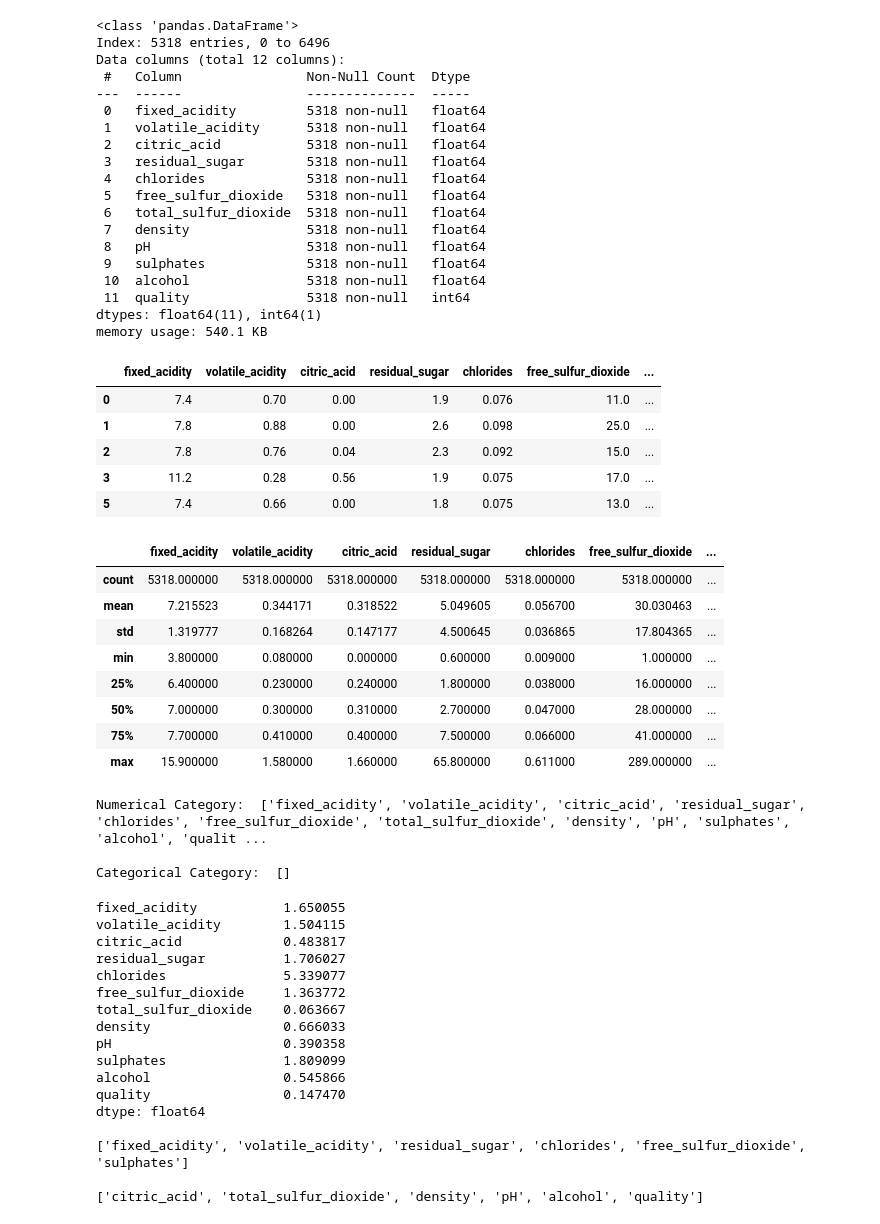
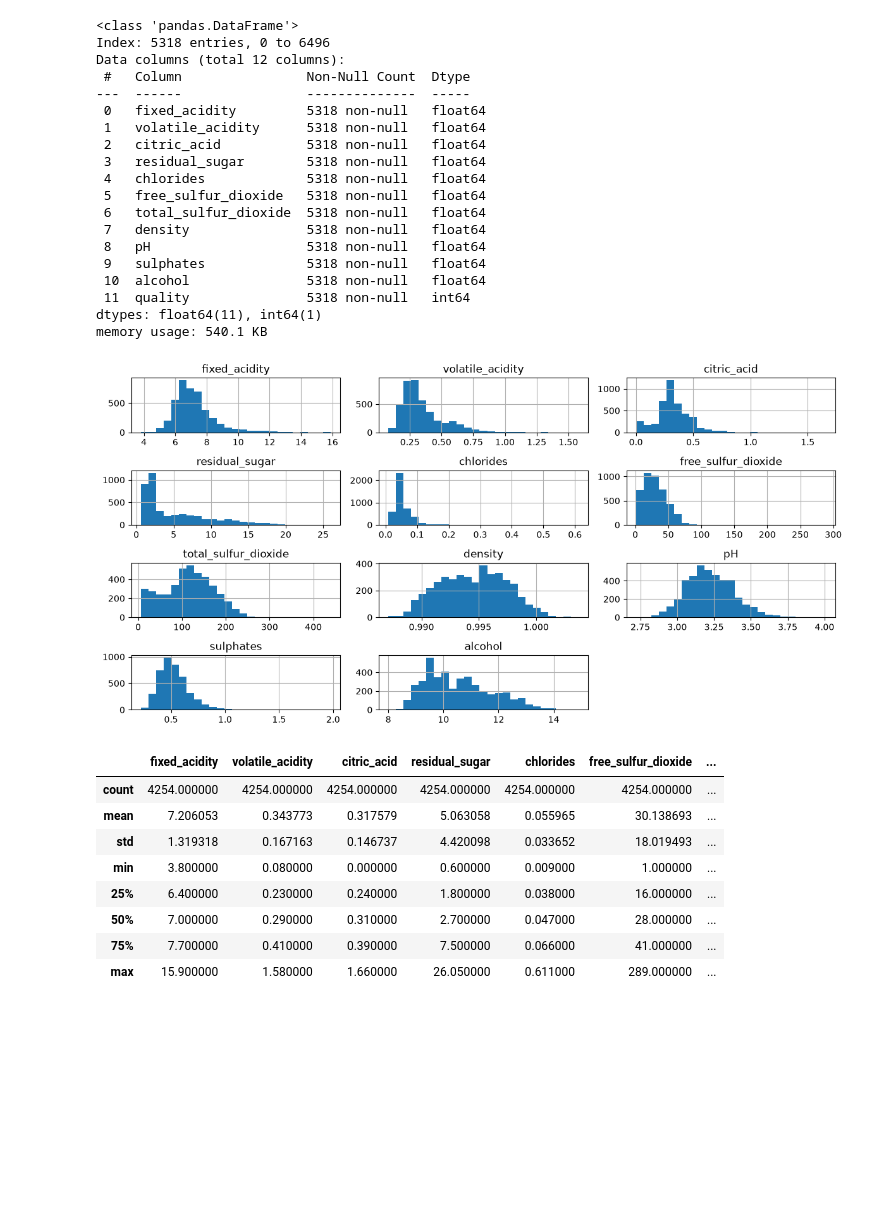
Before and after one commit to Dev-Flurssy/ml-projects, a Jupyter notebook: Notebooks/Practice.ipynb, the cells around one changed output. Drawn from its saved outputs; the diff is of its cells as text; code cells hidden in the pictures; blank space fills up the shorter version.

```diff
--- a/Notebooks/Practice.ipynb
+++ b/Notebooks/Practice.ipynb
@@ -136,61 +152,32 @@ Data columns (total 12 columns):
 dtypes: float64(11), int64(1)
 memory usage: 540.1 KB
 # %%
-display(df.head(5))
-print()
-df.describe()
+# Splitting Data
+
+from sklearn.model_selection import train_test_split
+
+X = df.drop(columns='quality')
+y = df['quality']
+
+X_train, X_test, y_train, y_test = train_test_split(X, y, test_size=0.2, shuffle=True, random_state=42)
-# %% [output]
-|  | fixed_acidity | volatile_acidity | citric_acid | residual_sugar | chlorides | free_sulfur_dioxide | ... |
-| 0 | 7.4 | 0.70 | 0.00 | 1.9 | 0.076 | 11.0 | ... |
-| 1 | 7.8 | 0.88 | 0.00 | 2.6 | 0.098 | 25.0 | ... |
-| 2 | 7.8 | 0.76 | 0.04 | 2.3 | 0.092 | 15.0 | ... |
-| 3 | 11.2 | 0.28 | 0.56 | 1.9 | 0.075 | 17.0 | ... |
-| 5 | 7.4 | 0.66 | 0.00 | 1.8 | 0.075 | 13.0 | ... |
-|  | fixed_acidity | volatile_acidity | citric_acid | residual_sugar | chlorides | free_sulfur_dioxide | ... |
-| count | 5318.000000 | 5318.000000 | 5318.000000 | 5318.000000 | 5318.000000 | 5318.000000 | ... |
-| mean | 7.215523 | 0.344171 | 0.318522 | 5.049605 | 0.056700 | 30.030463 | ... |
-| std | 1.319777 | 0.168264 | 0.147177 | 4.500645 | 0.036865 | 17.804365 | ... |
-| min | 3.800000 | 0.080000 | 0.000000 | 0.600000 | 0.009000 | 1.000000 | ... |
-| 25% | 6.400000 | 0.230000 | 0.240000 | 1.800000 | 0.038000 | 16.000000 | ... |
-| 50% | 7.000000 | 0.300000 | 0.310000 | 2.700000 | 0.047000 | 28.000000 | ... |
-| 75% | 7.700000 | 0.410000 | 0.400000 | 7.500000 | 0.066000 | 41.000000 | ... |
-| max | 15.900000 | 1.580000 | 1.660000 | 65.800000 | 0.611000 | 289.000000 | ... |
 # %%
-num_cols = df.select_dtypes(include=[np.number]).columns.to_list()
-cat_cols = df.select_dtypes(include=['object', 'str']).columns.to_list()
+# EDA on TRAINING data with Histogram
 
-print('Numerical Category: ', num_cols)
-print()
-print('Categorical Category: ', cat_cols)
+X_train.hist(bins=25, figsize=(12,6))
+plt.tight_layout()
+plt.show()
 # %% [output]
-Numerical Category:  ['fixed_acidity', 'volatile_acidity', 'citric_acid', 'residual_sugar', 'chlorides', 'free_sulfur_dioxide', 'total_sulfur_dioxide', 'density', 'pH', 'sulphates', 'alcohol', 'qualit ...
-
-Categorical Category:  []
+[figure, added]
 # %%
-skewed = df[num_cols].skew()
-skewed_cols = skewed[skewed > 1].index.to_list()
-normal_cols = skewed[skewed < 1].index.to_list()
-print(skewed)
-print()
-print(skewed_cols)
-print()
-print(normal_cols)
+X_train.describe()
 # %% [output]
-fixed_acidity           1.650055
-volatile_acidity        1.504115
-citric_acid             0.483817
-residual_sugar          1.706027
-chlorides               5.339077
-free_sulfur_dioxide     1.363772
-total_sulfur_dioxide    0.063667
-density                 0.666033
-pH                      0.390358
-sulphates               1.809099
-alcohol                 0.545866
-quality                 0.147470
-dtype: float64
-
-['fixed_acidity', 'volatile_acidity', 'residual_sugar', 'chlorides', 'free_sulfur_dioxide', 'sulphates']
-
-['citric_acid', 'total_sulfur_dioxide', 'density', 'pH', 'alcohol', 'quality']
+|  | fixed_acidity | volatile_acidity | citric_acid | residual_sugar | chlorides | free_sulfur_dioxide | ... |
+| count | 4254.000000 | 4254.000000 | 4254.000000 | 4254.000000 | 4254.000000 | 4254.000000 | ... |
+| mean | 7.206053 | 0.343773 | 0.317579 | 5.063058 | 0.055965 | 30.138693 | ... |
+| std | 1.319318 | 0.167163 | 0.146737 | 4.420098 | 0.033652 | 18.019493 | ... |
+| min | 3.800000 | 0.080000 | 0.000000 | 0.600000 | 0.009000 | 1.000000 | ... |
+| 25% | 6.400000 | 0.230000 | 0.240000 | 1.800000 | 0.038000 | 16.000000 | ... |
+| 50% | 7.000000 | 0.290000 | 0.310000 | 2.700000 | 0.047000 | 28.000000 | ... |
+| 75% | 7.700000 | 0.410000 | 0.390000 | 7.500000 | 0.066000 | 41.000000 | ... |
+| max | 15.900000 | 1.580000 | 1.660000 | 26.050000 | 0.611000 | 289.000000 | ... |
 # %%
```
Also changed, not shown: parts of 29 cells of this notebook, 3 other files.
